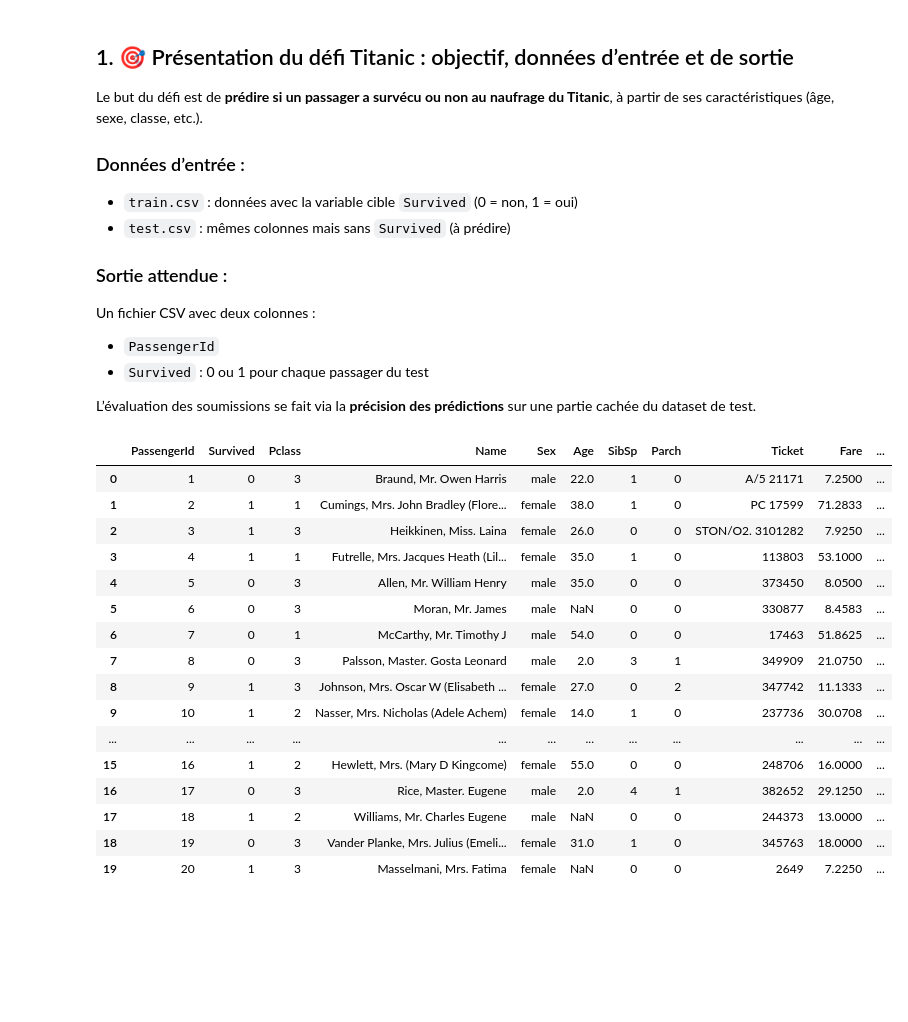
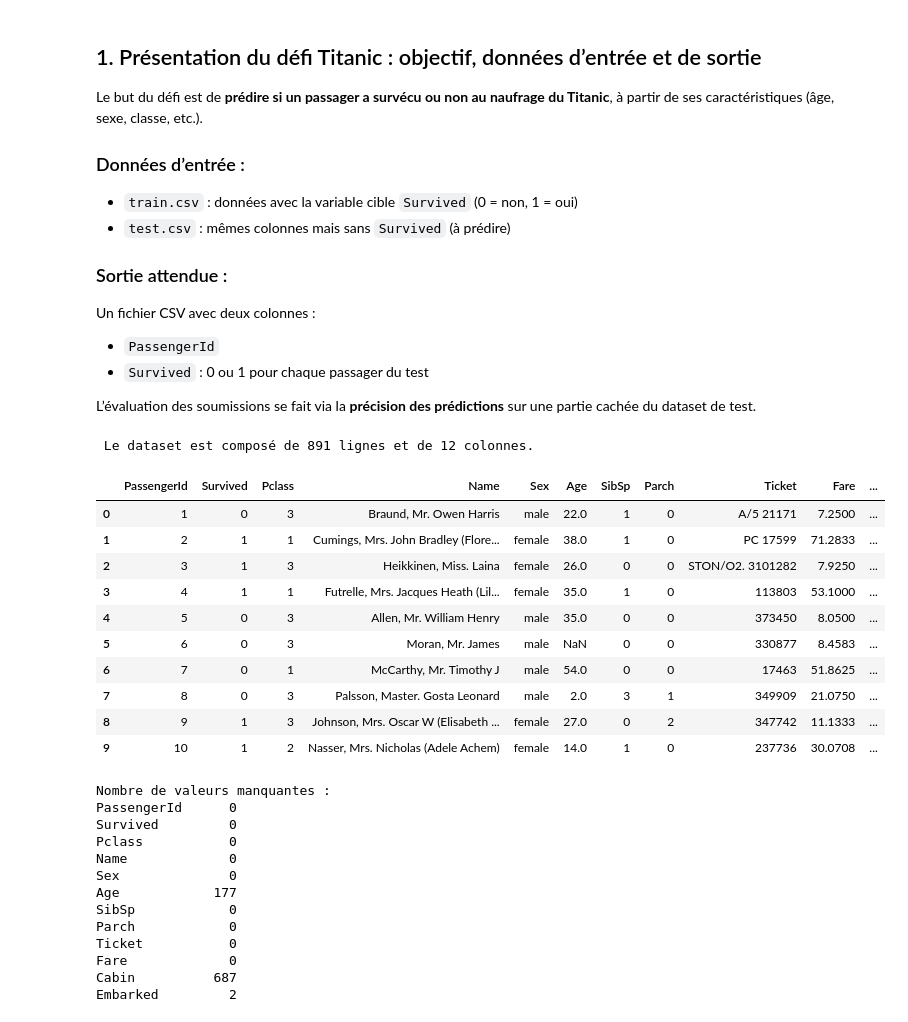
Before and after one commit to HarpieTrax/titanic_kaggle, a Jupyter notebook: Titanic_Kaggle/model.ipynb, the cells around one changed output. Cells and saved outputs as stored; diff of their text form; code cells hidden in the pictures; blank space fills up the shorter version.

Commit message:
finished part 1 + add part 2 : -missing values

```diff
--- a/Titanic_Kaggle/model.ipynb
+++ b/Titanic_Kaggle/model.ipynb
@@ -14,7 +14,7 @@ Ce notebook contient mon code pour le célèbre **défi Titanic** sur [Kaggle](h
 
 ---
 # %% [markdown]
-## 1. 🎯 Présentation du défi Titanic : objectif, données d’entrée et de sortie
+## 1. Présentation du défi Titanic : objectif, données d’entrée et de sortie
 
 Le but du défi est de **prédire si un passager a survécu ou non au naufrage du Titanic**, à partir de ses caractéristiques (âge, sexe, classe, etc.).
 
@@ -31,28 +31,42 @@ L’évaluation des soumissions se fait via la **précision des prédictions** s
 # %%
 import numpy as np
 import pandas as pd
 import matplotlib.pyplot as plt
+import matplotlib.cm as cm
+import matplotlib.colors as colors
 
 
 train_data = pd.read_csv("data/train.csv")
 
-train_data.shape
-train_data.head(20)
+
+print(f" \n Le dataset est composé de {train_data.shape[0]} lignes et de {train_data.shape[1]} colonnes.")
+display(train_data.head(10))
+
+missing_counts = train_data.isnull().sum()
+print(f"Nombre de valeurs manquantes : \n{missing_counts.to_string()}")
 # %% [output]
+ Le dataset est composé de 891 lignes et de 12 colonnes.
 |  | PassengerId | Survived | Pclass | Name | Sex | Age | SibSp | Parch | Ticket | Fare | ... |
 | 0 | 1 | 0 | 3 | Braund, Mr. Owen Harris | male | 22.0 | 1 | 0 | A/5 21171 | 7.2500 | ... |
 | 1 | 2 | 1 | 1 | Cumings, Mrs. John Bradley (Flore... | female | 38.0 | 1 | 0 | PC 17599 | 71.2833 | ... |
 | 2 | 3 | 1 | 3 | Heikkinen, Miss. Laina | female | 26.0 | 0 | 0 | STON/O2. 3101282 | 7.9250 | ... |
 | 3 | 4 | 1 | 1 | Futrelle, Mrs. Jacques Heath (Lil... | female | 35.0 | 1 | 0 | 113803 | 53.1000 | ... |
 | 4 | 5 | 0 | 3 | Allen, Mr. William Henry | male | 35.0 | 0 | 0 | 373450 | 8.0500 | ... |
 | 5 | 6 | 0 | 3 | Moran, Mr. James | male | NaN | 0 | 0 | 330877 | 8.4583 | ... |
 | 6 | 7 | 0 | 1 | McCarthy, Mr. Timothy J | male | 54.0 | 0 | 0 | 17463 | 51.8625 | ... |
 | 7 | 8 | 0 | 3 | Palsson, Master. Gosta Leonard | male | 2.0 | 3 | 1 | 349909 | 21.0750 | ... |
 | 8 | 9 | 1 | 3 | Johnson, Mrs. Oscar W (Elisabeth ... | female | 27.0 | 0 | 2 | 347742 | 11.1333 | ... |
 | 9 | 10 | 1 | 2 | Nasser, Mrs. Nicholas (Adele Achem) | female | 14.0 | 1 | 0 | 237736 | 30.0708 | ... |
-| ... | ... | ... | ... | ... | ... | ... | ... | ... | ... | ... | ... |
-| 15 | 16 | 1 | 2 | Hewlett, Mrs. (Mary D Kingcome) | female | 55.0 | 0 | 0 | 248706 | 16.0000 | ... |
-| 16 | 17 | 0 | 3 | Rice, Master. Eugene | male | 2.0 | 4 | 1 | 382652 | 29.1250 | ... |
-| 17 | 18 | 1 | 2 | Williams, Mr. Charles Eugene | male | NaN | 0 | 0 | 244373 | 13.0000 | ... |
-| 18 | 19 | 0 | 3 | Vander Planke, Mrs. Julius (Emeli... | female | 31.0 | 1 | 0 | 345763 | 18.0000 | ... |
-| 19 | 20 | 1 | 3 | Masselmani, Mrs. Fatima | female | NaN | 0 | 0 | 2649 | 7.2250 | ... |
+Nombre de valeurs manquantes :
+PassengerId      0
+Survived         0
+Pclass           0
+Name             0
+Sex              0
+Age            177
+SibSp            0
+Parch            0
+Ticket           0
+Fare             0
+Cabin          687
+Embarked         2
```
Also changed, not shown: parts of 8 cells of this notebook, 3 other files.
